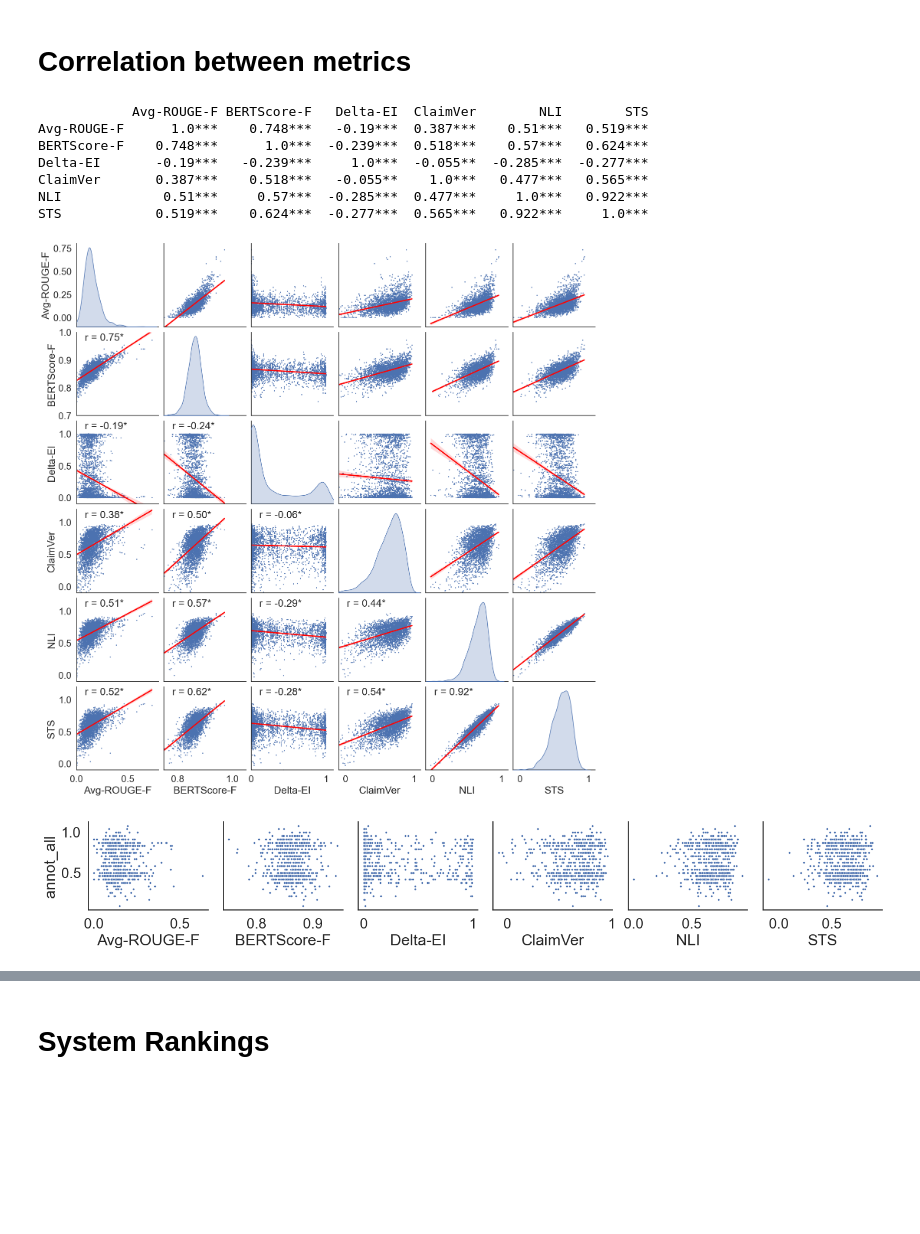
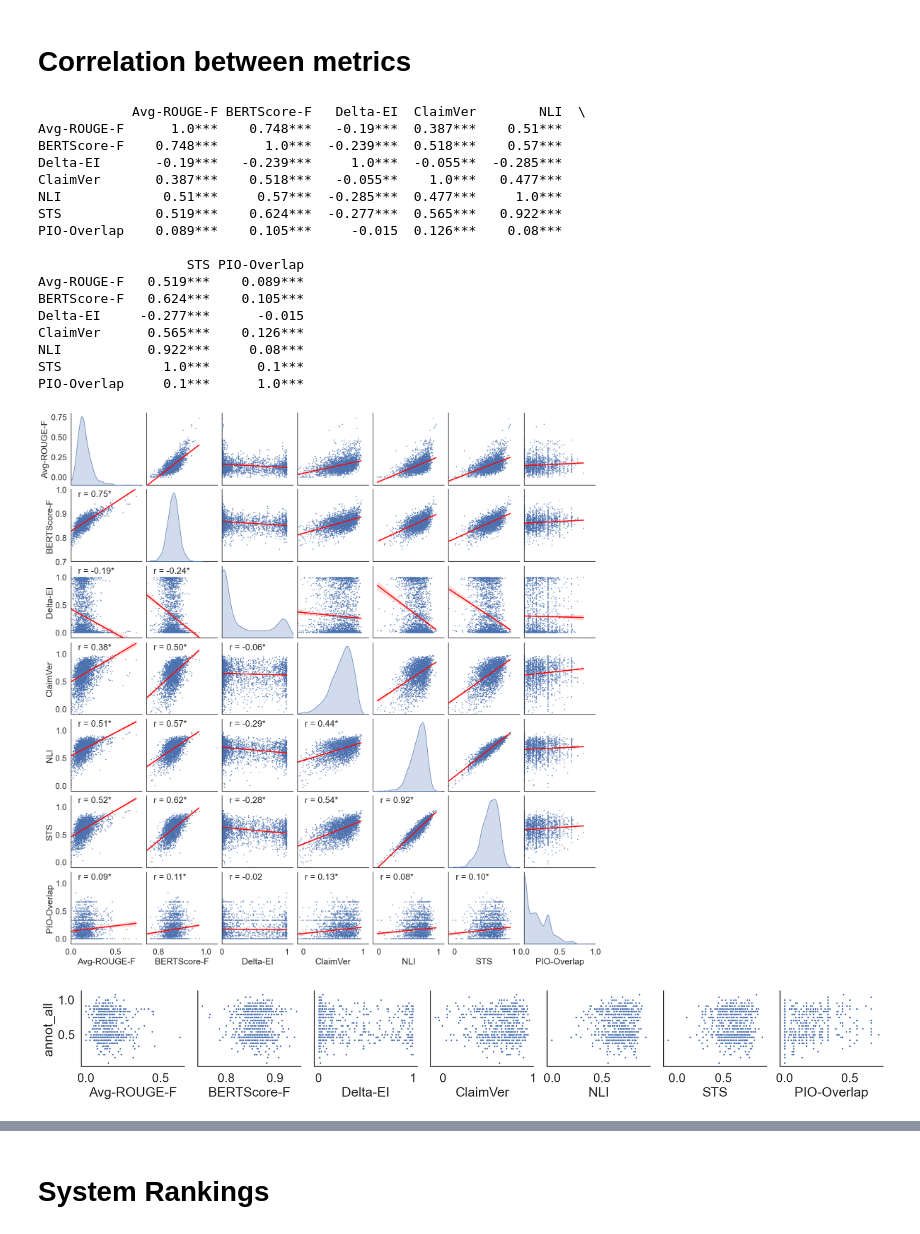
Before and after one commit to allenai/mslr-annotated-dataset, a Jupyter notebook: notebooks/lucyw_analysis.ipynb, the cells around one changed output, grey strips where cells are left out. Saved outputs shown, nothing was run; the diff lists cells and outputs as text; code cells hidden in the pictures; blank space fills up the shorter version.

```diff
--- a/notebooks/lucyw_analysis.ipynb
+++ b/notebooks/lucyw_analysis.ipynb
@@ -179,7 +179,7 @@ for entry in cochrane:
                 'i_overlap_substring': pred['overlap_scores']['substring']['INT'],
                 'o_overlap_substring': pred['overlap_scores']['substring']['OUT'],
 
-                'PIO-overlap': np.mean([
+                'PIO-Overlap': np.mean([
                     pred['overlap_scores']['substring']['PAR'],
                     pred['overlap_scores']['substring']['INT'],
                     pred['overlap_scores']['substring']['OUT'],
@@ -394,7 +394,7 @@ SciSpace        4: 0.865        2: 0.660        3: 0.277        1: 0.688
 # Correlation between metrics
 # %%
 # Correlation coefficients for automated metrics
-automated_metrics = ["Avg-ROUGE-F", "BERTScore-F", "Delta-EI", "ClaimVer", "NLI", "STS"]
+automated_metrics = ["Avg-ROUGE-F", "BERTScore-F", "Delta-EI", "ClaimVer", "NLI", "STS", "PIO-Overlap"]
 
 df_metrics = df[automated_metrics]
 
@@ -406,13 +406,23 @@ pdisp = pval.applymap(lambda x: f' ({x:.3f})')
 rho = rho.round(3).astype(str) + p
 print(rho)
 # %% [output]
-            Avg-ROUGE-F BERTScore-F   Delta-EI  ClaimVer        NLI        STS
-Avg-ROUGE-F      1.0***    0.748***   -0.19***  0.387***    0.51***   0.519***
-BERTScore-F    0.748***      1.0***  -0.239***  0.518***    0.57***   0.624***
-Delta-EI       -0.19***   -0.239***     1.0***  -0.055**  -0.285***  -0.277***
-ClaimVer       0.387***    0.518***   -0.055**    1.0***   0.477***   0.565***
-NLI             0.51***     0.57***  -0.285***  0.477***     1.0***   0.922***
-STS            0.519***    0.624***  -0.277***  0.565***   0.922***     1.0***
+            Avg-ROUGE-F BERTScore-F   Delta-EI  ClaimVer        NLI  \
+Avg-ROUGE-F      1.0***    0.748***   -0.19***  0.387***    0.51***
+BERTScore-F    0.748***      1.0***  -0.239***  0.518***    0.57***
+Delta-EI       -0.19***   -0.239***     1.0***  -0.055**  -0.285***
+ClaimVer       0.387***    0.518***   -0.055**    1.0***   0.477***
+NLI             0.51***     0.57***  -0.285***  0.477***     1.0***
+STS            0.519***    0.624***  -0.277***  0.565***   0.922***
+PIO-Overlap    0.089***    0.105***     -0.015  0.126***    0.08***
+
+                   STS PIO-Overlap
+Avg-ROUGE-F   0.519***    0.089***
+BERTScore-F   0.624***    0.105***
+Delta-EI     -0.277***      -0.015
+ClaimVer      0.565***    0.126***
+NLI           0.922***     0.08***
+STS             1.0***      0.1***
+PIO-Overlap     0.1***      1.0***
 # %%
 sns.set(font_scale=1.6)
 sns.set_style("white")
@@ -438,8 +448,8 @@ def corrfunc(x, y, hue=None, ax=None, **kws):
 g = sns.pairplot(
     df,
 #     hue="exp_name",
-    x_vars=["Avg-ROUGE-F", "BERTScore-F", "Delta-EI", "ClaimVer", "NLI", "STS"],
-    y_vars=["Avg-ROUGE-F", "BERTScore-F", "Delta-EI", "ClaimVer", "NLI", "STS"],
+    x_vars=automated_metrics,
+    y_vars=automated_metrics,
     diag_kind="kde",
 #     kind="scatter",
 #     palette="muted",
@@ -458,39 +468,41 @@ g.axes[2,0].set_ylim((-0.1,1.2))
 g.axes[3,0].set_ylim((-0.1,1.2))
 g.axes[4,0].set_ylim((-0.1,1.2))
 g.axes[5,0].set_ylim((-0.1,1.2))
+g.axes[6,0].set_ylim((-0.1,1.2))
 
-g.axes[5,0].set_xlim((0.0,0.8))
-g.axes[5,1].set_xlim((0.75,1.05))
-g.axes[5,2].set_xlim((0.0,1.1))
-g.axes[5,3].set_xlim((-0.1,1.1))
-g.axes[5,4].set_xlim((-0.1,1.1))
-g.axes[5,5].set_xlim((-0.1,1.1))
+g.axes[6,0].set_xlim((0.0,0.8))
+g.axes[6,1].set_xlim((0.75,1.05))
+g.axes[6,2].set_xlim((0.0,1.1))
+g.axes[6,3].set_xlim((-0.1,1.1))
+g.axes[6,4].set_xlim((-0.1,1.1))
+g.axes[6,5].set_xlim((-0.1,1.1))
+g.axes[6,6].set_xlim((0.0,1.0))
 
 plt.show()
 # %% [output]
-[figure, old version]
+[figure, new version]
 # %%
 sns.pairplot(
     df_annot,
 #     hue="exp_name",
     diag_kind="kde",
-    x_vars=["Avg-ROUGE-F", "BERTScore-F", "Delta-EI", "ClaimVer", "NLI", "STS"],
+    x_vars=automated_metrics,
     y_vars=[
 #         "fluency_normalized", "pio_normalized", "ed_normalized", "strength_normalized",
         "annot_all"
     ],
     kind="scatter",
     plot_kws=dict(s=6),
 #     palette="muted",
 #     kind="reg",
 #     plot_kws={
 #         'line_kws':{'color':'red'},
 #         'scatter_kws': {'s': 2}
 #     }
 )
 plt.show()
 # %% [output]
-[figure, old version]
+[figure, new version]
 # %%
 h = plt.figure(figsize=(8, 8))
 sns.set(font_scale=1.6)
```
Also changed, not shown: parts of 20 cells of this notebook, 3 other files.
